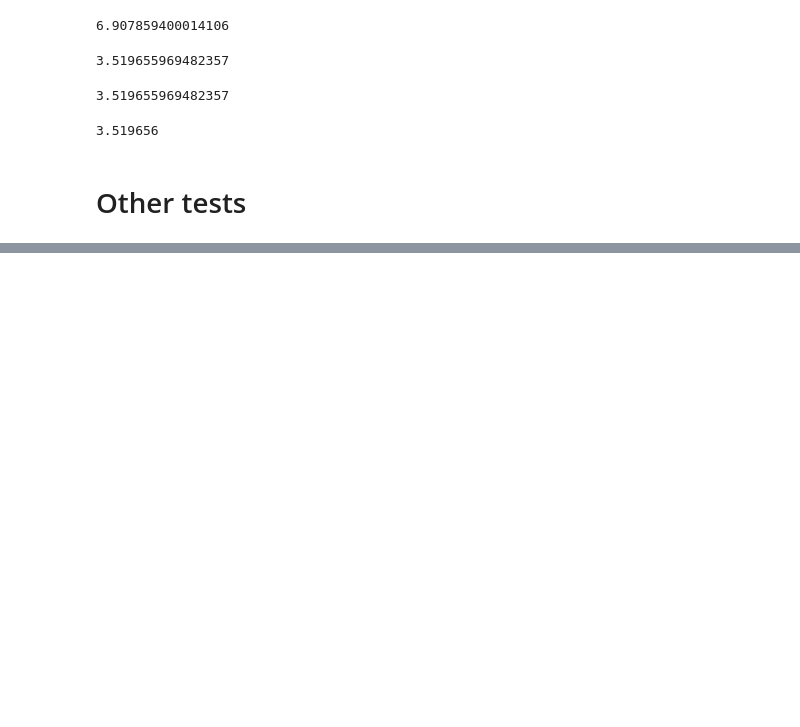
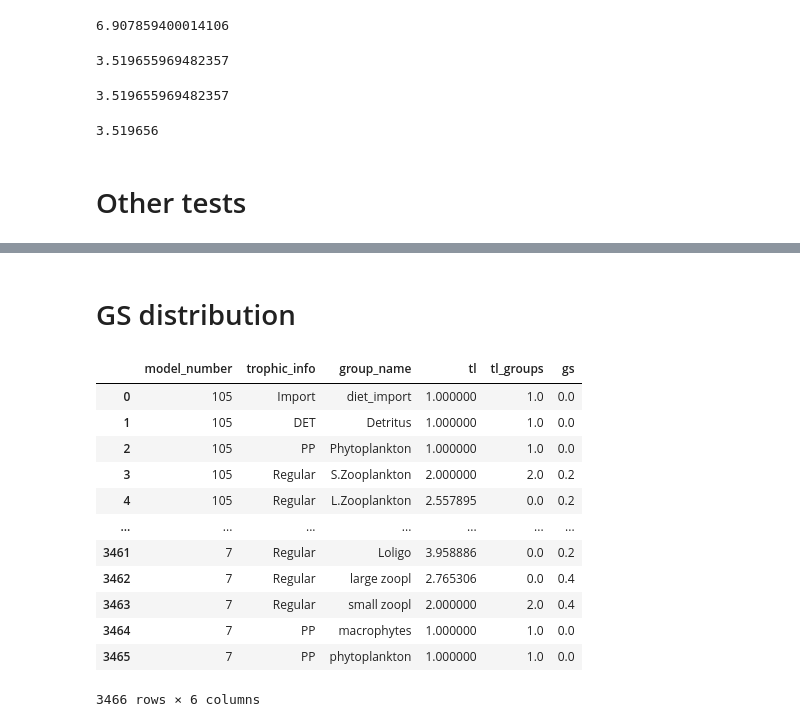
Before and after one commit to idocarmel1/PPREstimation, a Jupyter notebook: tests.ipynb, the cells around one changed output, grey strips where cells are left out. Drawn from its saved outputs; the diff is of its cells as text; code cells hidden in the pictures; blank space fills up the shorter version.

```diff
--- a/tests.ipynb
+++ b/tests.ipynb
@@ -92,0 +114,2 @@ self = PPRCalculator(model_number)
+# %% [markdown]
+# GS distribution
@@ -92,0 +119,51 @@ self = PPRCalculator(model_number)
+# %%
+gs_list = []
+tl_list = []
+tl_groups_list = []
+trophic_info_list = []
+models_list = []
+names_list = []
+
+for model_number in tqdm(saved_models):
+    # create model calculator:
+    try:
+        model = PPRCalculator(model_number)
+        groups_df = model.get_groups_df()
+        groups_df['tl'] = model.get_TL(break_cycles=False, DET_as_PP=True)
+        groups_df['gs'] = model.GS.fillna(0)
+        groups_df['tl_groups'] = groups_df['tl'].copy()
+        groups_df = groups_df[['group_name', 'trophic_info', 'tl', 'tl_groups', 'gs']]
+        groups_df.loc[~groups_df['tl_groups'].isin([1, 2]), 'tl_groups'] = 0
+        tl_list += groups_df['tl'].tolist()
+        tl_groups_list += groups_df['tl_groups'].tolist()
+        gs_list += groups_df['gs'].tolist()
+        trophic_info_list += groups_df['trophic_info'].tolist()
+        names_list += groups_df['group_name'].tolist()
+        models_list += [model_number] * len(groups_df)
+    except:
+        print(model_number)
+        continue
+# %%
+df = pd.DataFrame(data={
+    'model_number': models_list,
+    'trophic_info': trophic_info_list,
+    'group_name': names_list,
+    'tl': tl_list,
+    'tl_groups': tl_groups_list,
+    'gs': gs_list,
+})
+df
+# %% [output]
+|  | model_number | trophic_info | group_name | tl | tl_groups | gs |
+| 0 | 105 | Import | diet_import | 1.000000 | 1.0 | 0.0 |
+| 1 | 105 | DET | Detritus | 1.000000 | 1.0 | 0.0 |
+| 2 | 105 | PP | Phytoplankton | 1.000000 | 1.0 | 0.0 |
+| 3 | 105 | Regular | S.Zooplankton | 2.000000 | 2.0 | 0.2 |
+| 4 | 105 | Regular | L.Zooplankton | 2.557895 | 0.0 | 0.2 |
+| ... | ... | ... | ... | ... | ... | ... |
+| 3461 | 7 | Regular | Loligo | 3.958886 | 0.0 | 0.2 |
+| 3462 | 7 | Regular | large zoopl | 2.765306 | 0.0 | 0.4 |
+| 3463 | 7 | Regular | small zoopl | 2.000000 | 2.0 | 0.4 |
+| 3464 | 7 | PP | macrophytes | 1.000000 | 1.0 | 0.0 |
+| 3465 | 7 | PP | phytoplankton | 1.000000 | 1.0 | 0.0 |
+3466 rows × 6 columns
```
Also changed, not shown: parts of 7 cells of this notebook, 2 other files.
